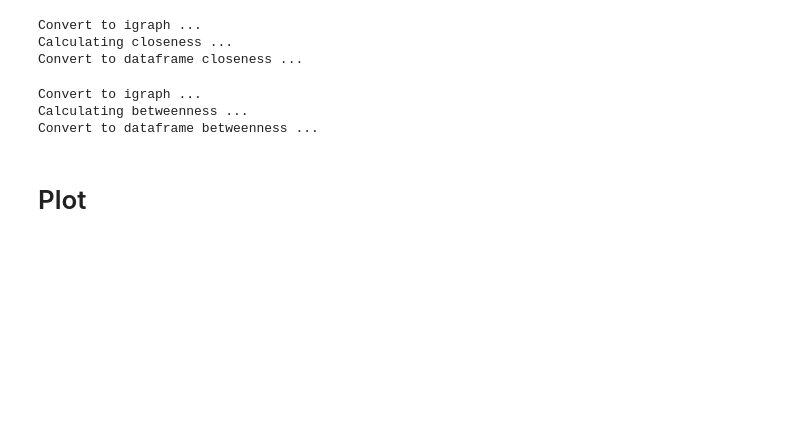
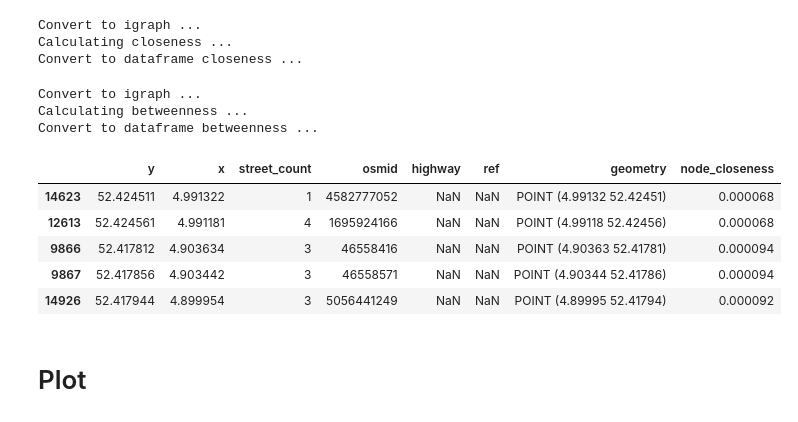
Before and after one commit to MiliasV/street_network_analysis, a Jupyter notebook: notebooks/load-calculate-plot-export.ipynb, the cells around one changed output. Drawn from its saved outputs; the diff is of its cells as text; code cells hidden in the pictures; blank space fills up the shorter version.

```diff
--- a/notebooks/load-calculate-plot-export.ipynb
+++ b/notebooks/load-calculate-plot-export.ipynb
@@ -64,6 +62,15 @@ edges['edge_sinuosity'] = edges.apply(lambda row: compute_edge_sinuosity(row), a
 # %%
 edges_clipped = gpd.clip(edges, place)
 nodes_clipped = gpd.clip(nodes, place)
+# %%
+nodes_clipped.head()
+# %% [output]
+|  | y | x | street_count | osmid | highway | ref | geometry | node_closeness |
+| 14623 | 52.424511 | 4.991322 | 1 | 4582777052 | NaN | NaN | POINT (4.99132 52.42451) | 0.000068 |
+| 12613 | 52.424561 | 4.991181 | 4 | 1695924166 | NaN | NaN | POINT (4.99118 52.42456) | 0.000068 |
+| 9866 | 52.417812 | 4.903634 | 3 | 46558416 | NaN | NaN | POINT (4.90363 52.41781) | 0.000094 |
+| 9867 | 52.417856 | 4.903442 | 3 | 46558571 | NaN | NaN | POINT (4.90344 52.41786) | 0.000094 |
+| 14926 | 52.417944 | 4.899954 | 3 | 5056441249 | NaN | NaN | POINT (4.89995 52.41794) | 0.000092 |
 # %% [markdown]
 # Plot
 # %%
```
Also changed, not shown: parts of 5 cells of this notebook.
